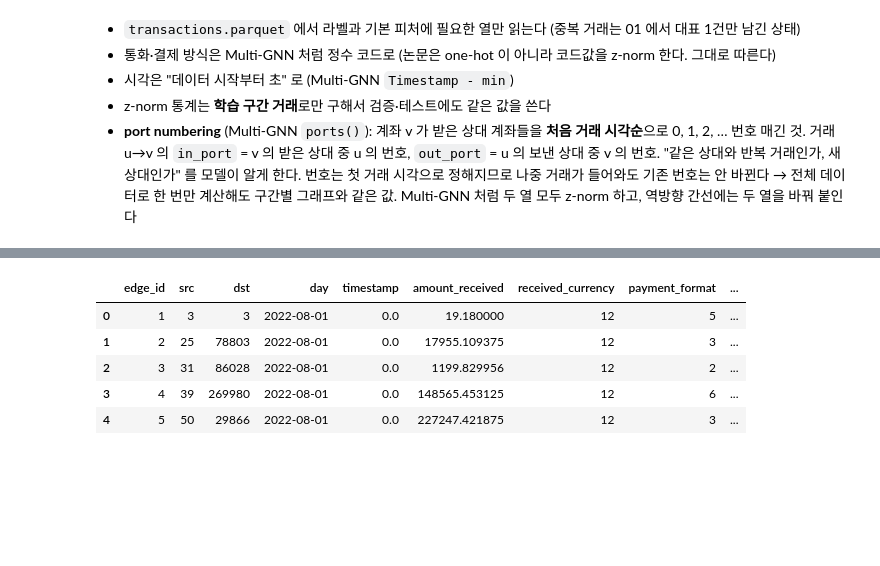
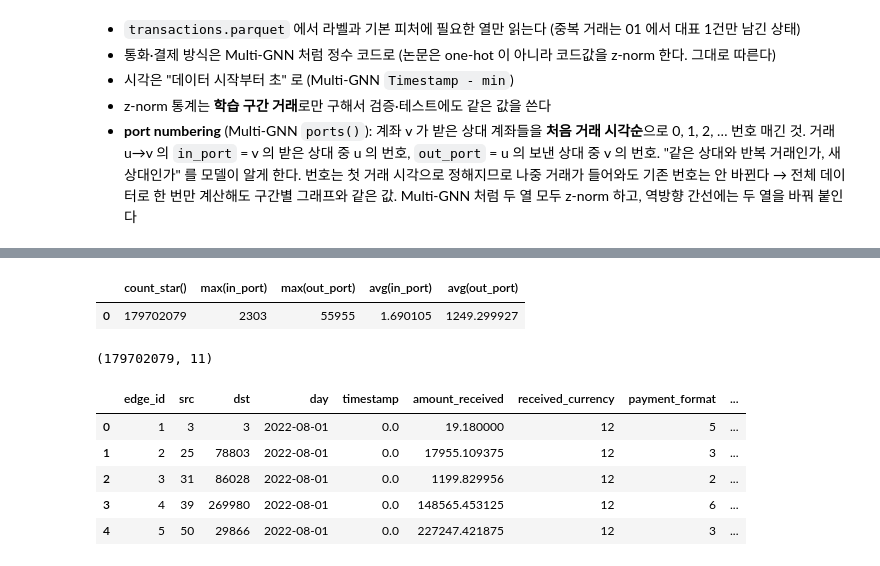
Before and after one commit to dh0728/money_laundry_ai_, a Jupyter notebook: code/binary_classification/01_basic_features_baseline.ipynb, the cells around one changed output, grey strips where cells are left out. Cells and saved outputs as stored; diff of their text form; code cells hidden in the pictures; blank space fills up the shorter version.

```diff
--- a/code/binary_classification/01_basic_features_baseline.ipynb
+++ b/code/binary_classification/01_basic_features_baseline.ipynb
@@ -161,3 +164,65 @@ tx.shape
+# %%
+# port numbering — numpy 정렬로 계산해 parquet 로 저장. 한 번 만들면 파일을 재사용한다
+#   in_port : 계좌 v 가 받은 상대들을 첫 거래 시각순으로 0,1,2,... 매겼을 때 u 의 번호 (거래 u→v)
+#   out_port: 계좌 u 가 보낸 상대들을 첫 거래 시각순으로 매겼을 때 v 의 번호
+#   DuckDB 윈도 함수 + 조인 2번 + ORDER BY 는 1.8억 건에서 메모리 한도를 넘겨 커널이 죽었다 → numpy (최대 약 11GB, tx 로드 전이라 여유)
+PORTS_PATH = L.BASE / 'features_ports' / 'ports.parquet'
+
+def port_numbers(owner, other, t, n_nodes):
+    """owner 계좌 안에서 상대(other)를 첫 거래 시각순으로 번호 매긴 값을 간선마다 돌려준다"""
+    key = owner.astype(np.int64) * n_nodes + other                     # (owner, other) 쌍 → 정수 키
+    order = np.lexsort((t, key))                                        # 키 순, 같은 키 안에선 시각 순
+    key_s = key[order]
+    first = np.empty(len(key_s), bool); first[0] = True; np.not_equal(key_s[1:], key_s[:-1], out=first[1:])
+    pair_key = key_s[first]; pair_t = t[order][first]                   # 쌍마다 첫 거래 시각
+    del order, key_s, first
+    p_owner, p_other = pair_key // n_nodes, pair_key % n_nodes
+    o2 = np.lexsort((p_other, pair_t, p_owner))                         # owner 안에서 (첫 시각, 상대) 순
+    po = p_owner[o2]
+    start = np.empty(len(po), bool); start[0] = True; np.not_equal(po[1:], po[:-1], out=start[1:])
+    grp_start = np.maximum.accumulate(np.where(start, np.arange(len(po)), 0))
+    rank = np.empty(len(po), np.int32); rank[o2] = (np.arange(len(po)) - grp_start).astype(np.int32)
+    del o2, po, start, grp_start, p_owner, p_other, pair_t
+    return rank[np.searchsorted(pair_key, key)]                         # 간선 → 쌍 번호
+
+if not PORTS_PATH.exists():
+    PORTS_PATH.parent.mkdir(parents=True, exist_ok=True)
+    t0 = time.time()
+    arr = con.execute(f"SELECT edge_id, src::INT AS src, dst::INT AS dst, epoch(ts)::BIGINT AS t FROM read_parquet({L.q(TX_PATH)}) ORDER BY edge_id").fetchnumpy()
+    n_nodes = int(max(arr['src'].max(), arr['dst'].max())) + 1
+    ports_df = pd.DataFrame(dict(edge_id=arr['edge_id'],
+                                 in_port=port_numbers(arr['dst'], arr['src'], arr['t'], n_nodes),
+                                 out_port=port_numbers(arr['src'], arr['dst'], arr['t'], n_nodes)))
+    del arr; gc.collect()
+    ports_df.to_parquet(PORTS_PATH, index=False)
+    del ports_df; gc.collect()
+    print(f'ports.parquet 생성 {time.time()-t0:.0f}s')
+con.execute(f"SELECT count(*), max(in_port), max(out_port), avg(in_port), avg(out_port) FROM read_parquet({L.q(PORTS_PATH)})").df()
+# %% [output]
+|  | count_star() | max(in_port) | max(out_port) | avg(in_port) | avg(out_port) |
+| 0 | 179702079 | 2303 | 55955 | 1.690105 | 1249.299927 |
+# %%
+tx = con.execute(f"""
+    SELECT t.edge_id, t.src::INT AS src, t.dst::INT AS dst, CAST(t.day AS TIMESTAMP) AS day,
+           epoch(t.ts) - (SELECT epoch(min(ts)) FROM read_parquet({L.q(TX_PATH)}))  AS timestamp,   -- 데이터 시작부터 초
+           t.received::FLOAT                        AS amount_received,
+           coalesce(c.code, -1)::SMALLINT           AS received_currency,
+           coalesce(f.code, -1)::SMALLINT           AS payment_format,
+           t.is_laundering::TINYINT                 AS y
+    FROM read_parquet({L.q(TX_PATH)}) t
+    LEFT JOIN currency_codes c ON c.v = t.receiving_currency
+    LEFT JOIN format_codes   f ON f.v = t.payment_format
+    ORDER BY t.edge_id""").df()
+
+# port 두 열은 parquet 에서 따로 읽어 붙인다 (DuckDB 에서 1.8억 × 1.8억 조인을 하면 메모리 초과). 둘 다 edge_id 순이라 행이 맞는지 확인하고 붙임
+import pyarrow.parquet as pq
+ports_tbl = pq.read_table(PORTS_PATH)
+assert (ports_tbl.column('edge_id').to_numpy() == tx['edge_id'].to_numpy()).all(), 'ports.parquet 행 순서가 tx 와 다름'
+tx['in_port'] = ports_tbl.column('in_port').to_numpy(); tx['out_port'] = ports_tbl.column('out_port').to_numpy()
+del ports_tbl; gc.collect()
+tx.shape
+# %% [output]
+(179702079, 11)
 # %%
 tx.head()
 # %% [output]
```
Also changed, not shown: parts of 5 cells of this notebook.
